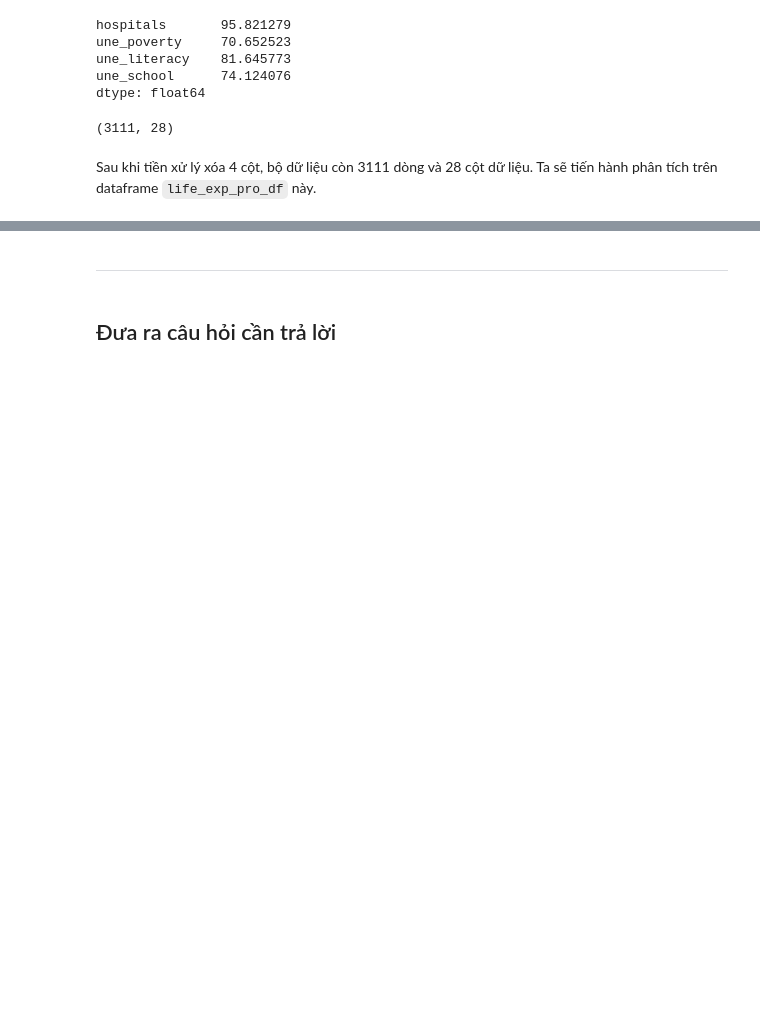
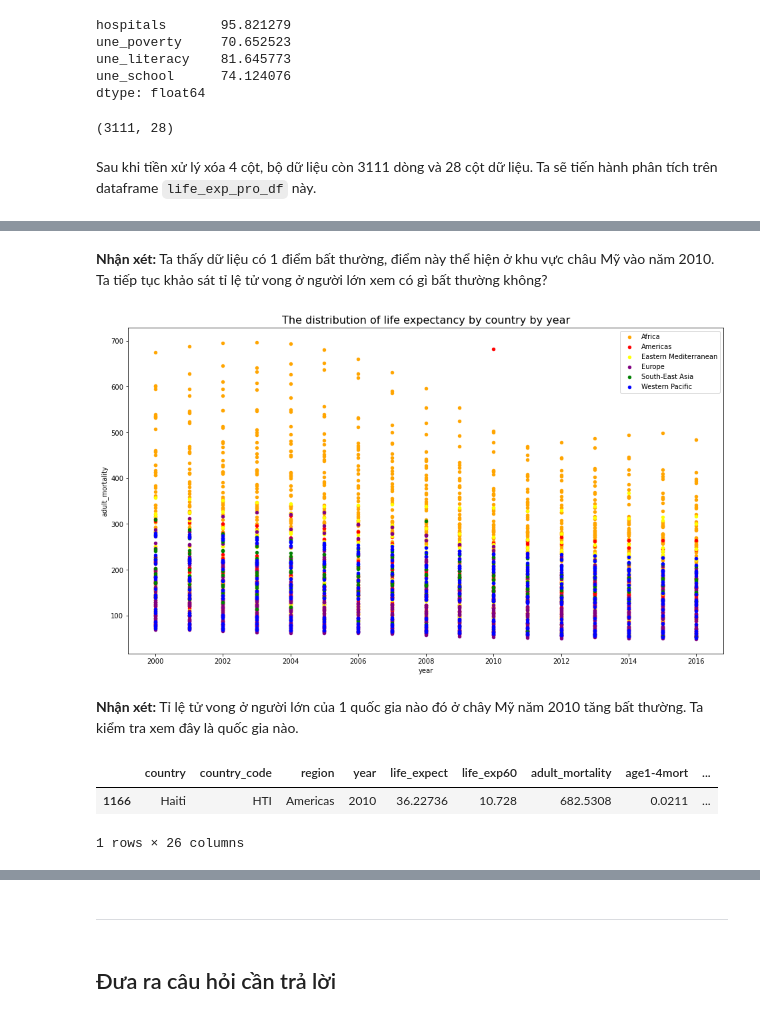
Before and after one commit to tronglocbrvt/FinalProject-P4DS, a Jupyter notebook: 18120197_19120068.ipynb, the cells around one changed output, grey strips where cells are left out. Cells and saved outputs as stored; diff of their text form; code cells hidden in the pictures; blank space fills up the shorter version.

```diff
--- a/18120197_19120068.ipynb
+++ b/18120197_19120068.ipynb
@@ -242,0 +373,28 @@ Sau khi tiền xử lý xóa 4 cột, bộ dữ liệu còn 3111 dòng và 28 c
+# %% [markdown]
+**Nhận xét:** Ta thấy dữ liệu có 1 điểm bất thường, điểm này thể hiện ở khu vực châu Mỹ vào năm 2010. Ta tiếp tục khảo sát tỉ lệ tử vong ở người lớn xem có gì bất thường không?
+# %%
+fig, ax = plt.subplots(figsize=(16, 9))
+
+grouped = life_exp_pro_df.groupby('region')
+
+cdict = {'Africa': 'orange', 'Americas': 'red', 'Western Pacific': 'blue', \
+         'South-East Asia': 'green', 'Europe': 'purple', 'Eastern Mediterranean':'yellow'}
+
+for key, group in grouped:
+    group.plot(ax=ax, kind='scatter', x='year', y='adult_mortality', label=key, color=cdict[key])
+
+plt.title('The distribution of life expectancy by country by year',size=16)
+plt.show()
+# %% [output]
+[figure, added]
+# %% [markdown]
+**Nhận xét:** Tỉ lệ tử vong ở người lớn của 1 quốc gia nào đó ở chây Mỹ năm 2010 tăng bất thường. Ta kiểm tra xem đây là quốc gia nào.
+# %%
+americas_df = life_exp_pro_df.loc[life_exp_pro_df['region'] == 'Americas']
+americas_2010_df = americas_df.loc[americas_df['year'] == 2010]
+adult_mortality_idxmax = americas_2010_df['adult_mortality'].idxmax()
+americas_2010_df.loc[[adult_mortality_idxmax]]
+# %% [output]
+|  | country | country_code | region | year | life_expect | life_exp60 | adult_mortality | age1-4mort | ... |
+| 1166 | Haiti | HTI | Americas | 2010 | 36.22736 | 10.728 | 682.5308 | 0.0211 | ... |
+1 rows × 26 columns
```
Also changed, not shown: parts of 31 cells of this notebook.
